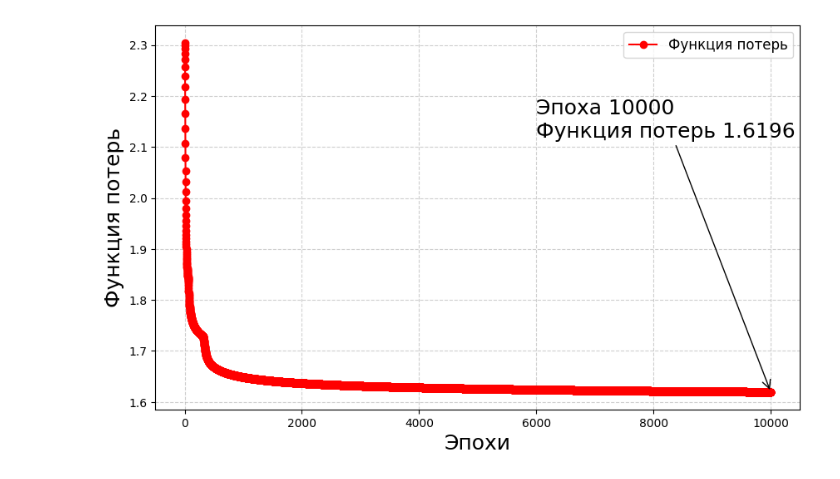
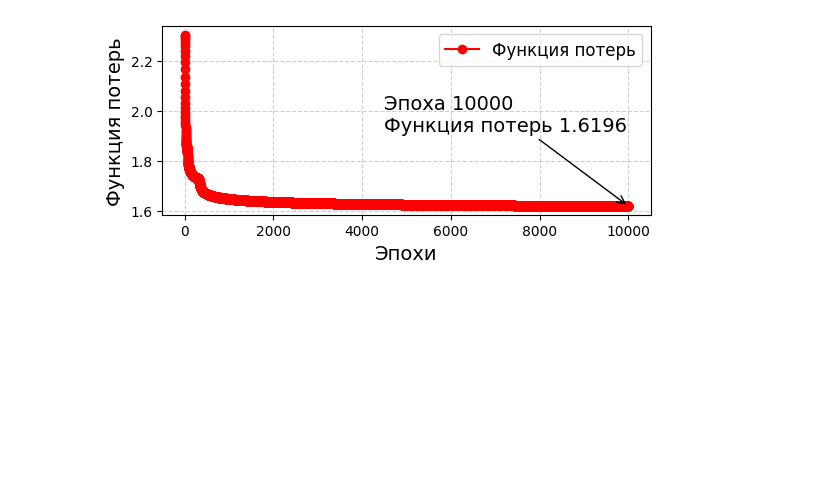
Before and after one commit to krivalcevich-egor/Recognize-Handwritten-Digits, a Jupyter notebook: src/python scripts/Disp_loss_value.ipynb, the cells around one changed output. Cells and saved outputs as stored; diff of their text form; code cells hidden in the pictures; blank space fills up the shorter version.

```diff
--- a/src/python scripts/Disp_loss_value.ipynb
+++ b/src/python scripts/Disp_loss_value.ipynb
@@ -1,31 +1,31 @@
 # %%
 import numpy as np
 import matplotlib.pyplot as plt
 
 loss_values = np.load('loss_values.npy')
 
 epochs = np.arange(1, len(loss_values) + 1)
-
-plt.figure(figsize=(10, 6))
+scale = 0.7
+plt.figure(figsize=(9*scale, 3.5*scale))
 plt.plot(epochs, loss_values, marker='o', linestyle='-', color='red', label='Функция потерь')
 
 # plt.title('Функ', fontsize=16)
-plt.xlabel('Эпохи', fontsize=18)
-plt.ylabel('Функция потерь', fontsize=18)
+plt.xlabel('Эпохи', fontsize=14)
+plt.ylabel('Функция потерь', fontsize=14)
 
 plt.grid(True, linestyle='--', alpha=0.6)
 
 plt.legend(fontsize=12)
 
 # Highlight the lowest loss
 min_loss = min(loss_values)
 min_epoch = np.argmin(loss_values) + 1
 plt.scatter(min_epoch, min_loss, color='blue', label=f'Min Loss: {min_loss:.4f}')
 plt.annotate(f'Эпоха {min_epoch}\nФункция потерь {min_loss:.4f}',
              xy=(min_epoch, min_loss),
-             xytext=(min_epoch - 4000, min_loss + 0.5),
-             arrowprops=dict(facecolor='blue', arrowstyle='->'), fontsize=18)
+             xytext=(min_epoch - 5500, min_loss + 0.3),
+             arrowprops=dict(facecolor='blue', arrowstyle='->'), fontsize=14)
 
 plt.show()
 # %% [output]
-[figure, old version]
+[figure, new version]
```
Also changed, not shown: 2 other files.
